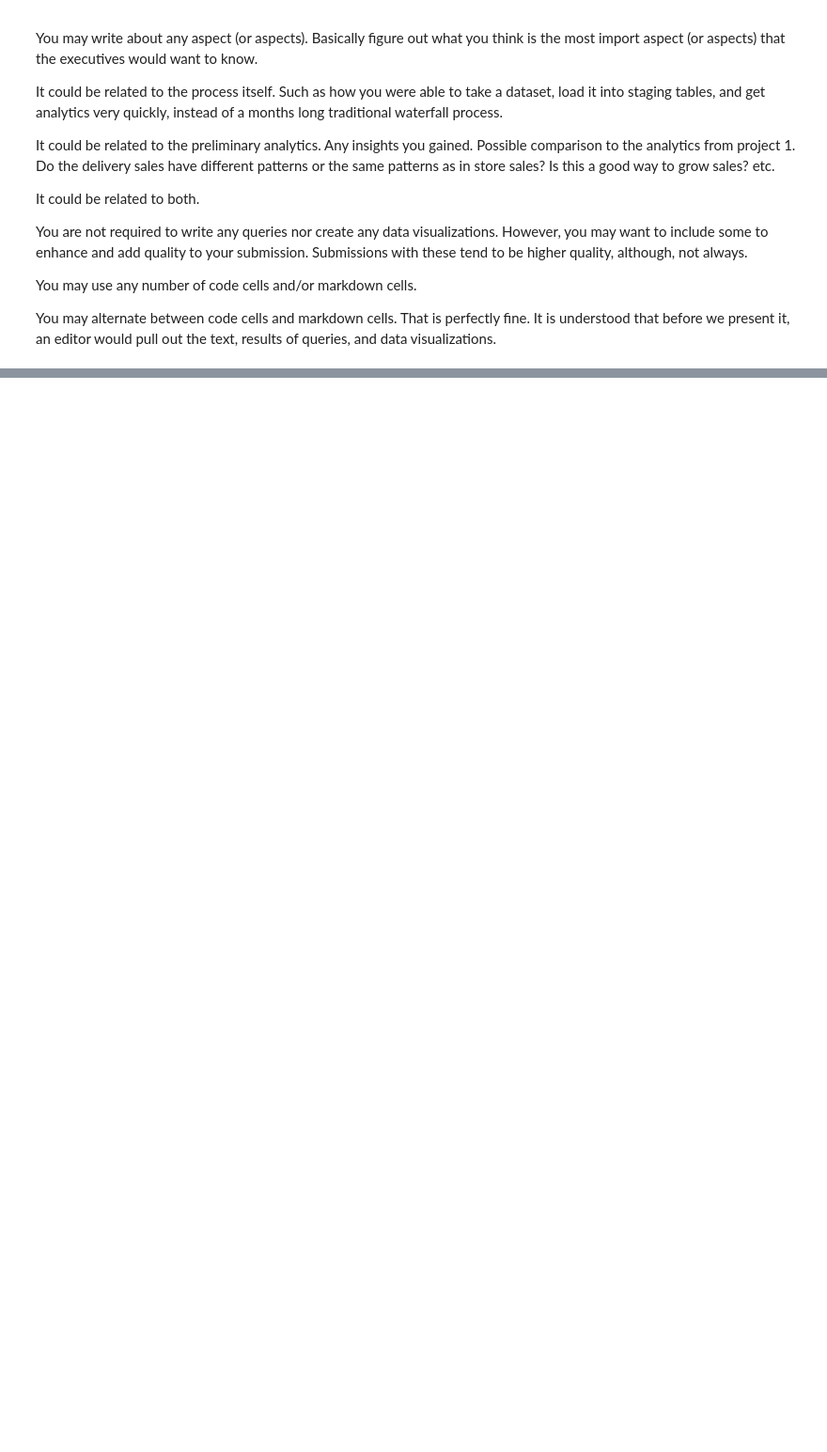
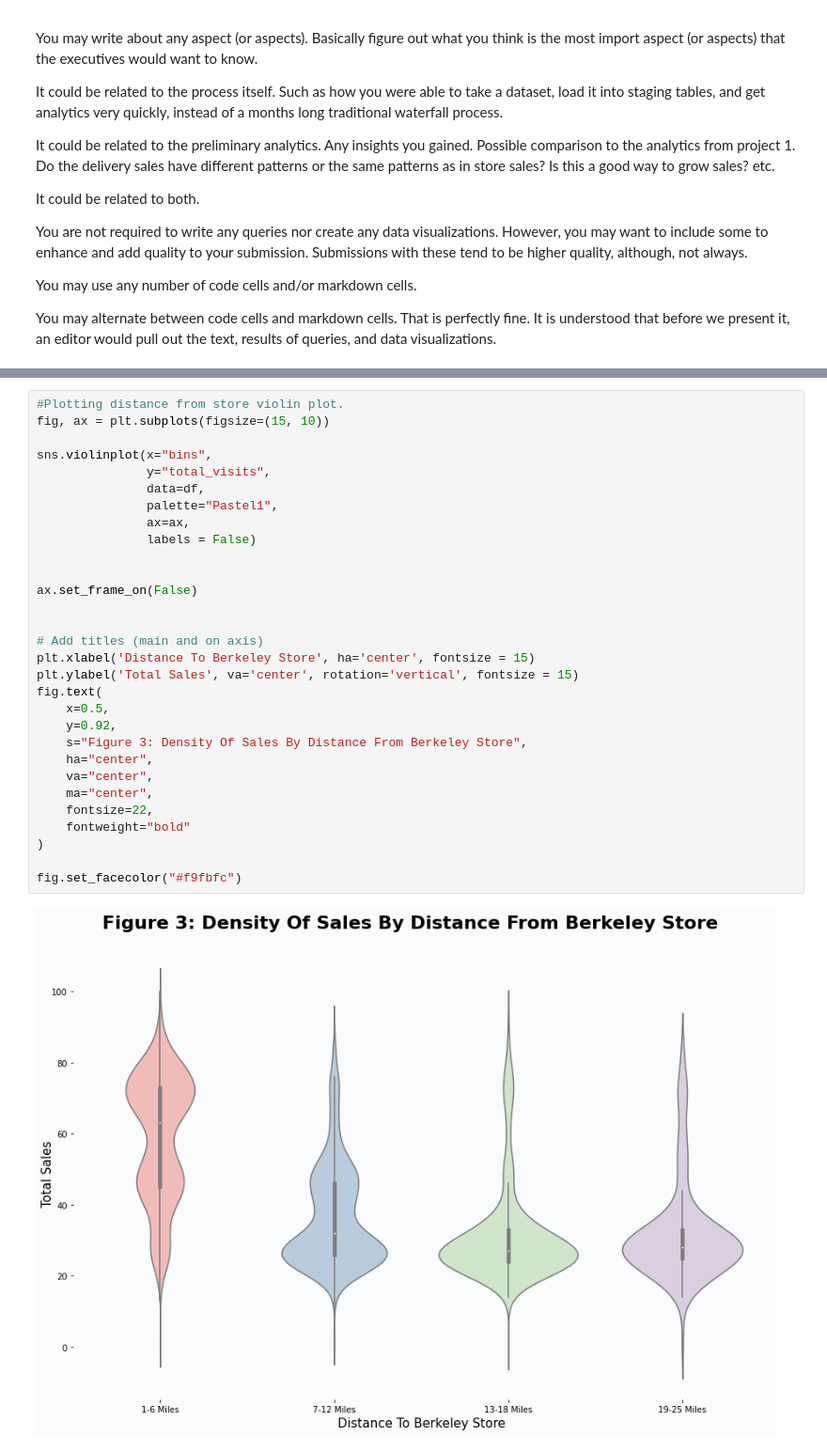
Before and after one commit to morinlandon12/ucb_mids_w205_project_2, a Jupyter notebook: project_2_7.ipynb, the cells around one changed output, grey strips where cells are left out. Shown: that part at 94% size. Saved outputs shown, nothing was run; the diff lists cells and outputs as text; blank space fills up the shorter version.

```diff
--- a/project_2_7.ipynb
+++ b/project_2_7.ipynb
@@ -106,0 +395,32 @@ You may alternate between code cells and markdown cells.  That is perfectly fine
+# %%
+#Plotting distance from store violin plot.
+fig, ax = plt.subplots(figsize=(15, 10))
+
+sns.violinplot(x="bins",
+               y="total_visits",
+               data=df,
+               palette="Pastel1",
+               ax=ax,
+               labels = False)
+
+
+ax.set_frame_on(False)
+
+
+# Add titles (main and on axis)
+plt.xlabel('Distance To Berkeley Store', ha='center', fontsize = 15)
+plt.ylabel('Total Sales', va='center', rotation='vertical', fontsize = 15)
+fig.text(
+    x=0.5,
+    y=0.92,
+    s="Figure 3: Density Of Sales By Distance From Berkeley Store",
+    ha="center",
+    va="center",
+    ma="center",
+    fontsize=22,
+    fontweight="bold"
+)
+
+fig.set_facecolor("#f9fbfc")
+# %% [output]
+[figure, added]
```
Also changed, not shown: parts of 13 cells of this notebook, 5 other files.
